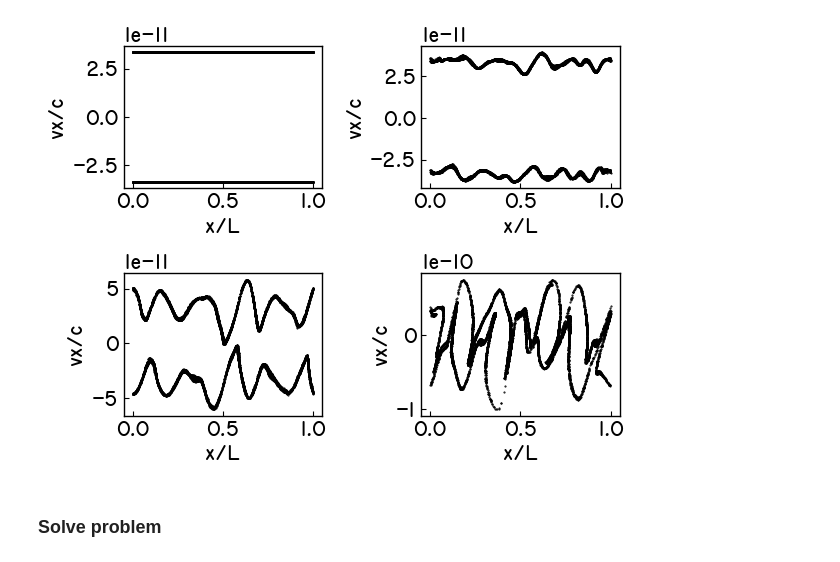
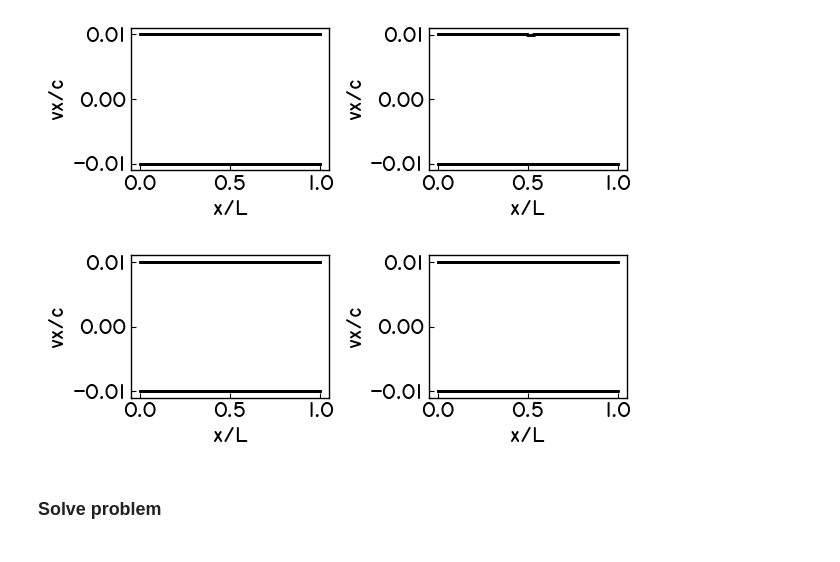
Before and after one commit to bchaber/iskra, a Jupyter notebook: problem/ts_(un)stable.ipynb, the cells around one changed output. Saved outputs shown, nothing was run; the diff lists cells and outputs as text; code cells hidden in the pictures.

```diff
--- a/problem/ts_(un)stable.ipynb
+++ b/problem/ts_(un)stable.ipynb
@@ -85,11 +85,11 @@ subplots_adjust(wspace=0.0, hspace=0.3)
 # %%
-subplot(2,2,1); plot(px[  1,:]/Lx, vx[  1,:], "k.", markersize=1); xlabel("x/L"); ylabel("vx/c");# ylim(-5e-11, +5e-11); title("t=0 fs");
-subplot(2,2,2); plot(px[200,:]/Lx, vx[200,:], "k.", markersize=1); xlabel("x/L"); ylabel("vx/c"); #ylim(-5e-11, +5e-11); title("t=105 fs");
-subplot(2,2,3); plot(px[500,:]/Lx, vx[500,:], "k.", markersize=1); xlabel("x/L"); ylabel("vx/c");# ylim(-5e-11, +5e-11); title("t=264 fs");
-subplot(2,2,4); plot(px[800,:]/Lx, vx[800,:], "k.", markersize=1); xlabel("x/L"); ylabel("vx/c");# ylim(-5e-11, +5e-11); title("t=423 fs");
+subplot(2,2,1); plot(px[  1,:]/Lx,  vx[   1,:]*3e8, "k.", markersize=1); xlabel("x/L"); ylabel("vx/c");# ylim(-5e-11, +5e-11); title("t=0 fs");
+subplot(2,2,2); plot(px[1000,:]/Lx, vx[1000,:]*3e8, "k.", markersize=1); xlabel("x/L"); ylabel("vx/c"); #ylim(-5e-11, +5e-11); title("t=105 fs");
+subplot(2,2,3); plot(px[2000,:]/Lx, vx[2000,:]*3e8, "k.", markersize=1); xlabel("x/L"); ylabel("vx/c");# ylim(-5e-11, +5e-11); title("t=264 fs");
+subplot(2,2,4); plot(px[3000,:]/Lx, vx[3000,:]*3e8, "k.", markersize=1); xlabel("x/L"); ylabel("vx/c");# ylim(-5e-11, +5e-11); title("t=423 fs");
 subplots_adjust(wspace=0.5, hspace=0.6)
 # %% [output]
-[figure, old version]
+[figure, new version]
 # %% [markdown]
 ### Solve problem
 # %%
```
Also changed, not shown: parts of 3 cells of this notebook, 2 other files.
